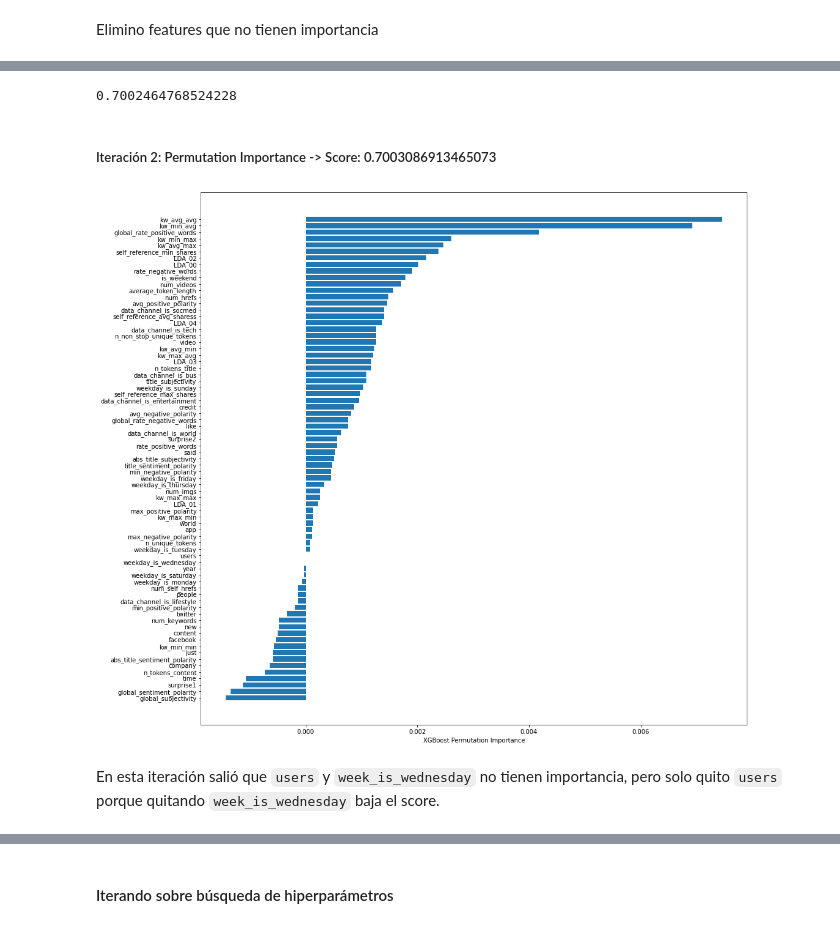
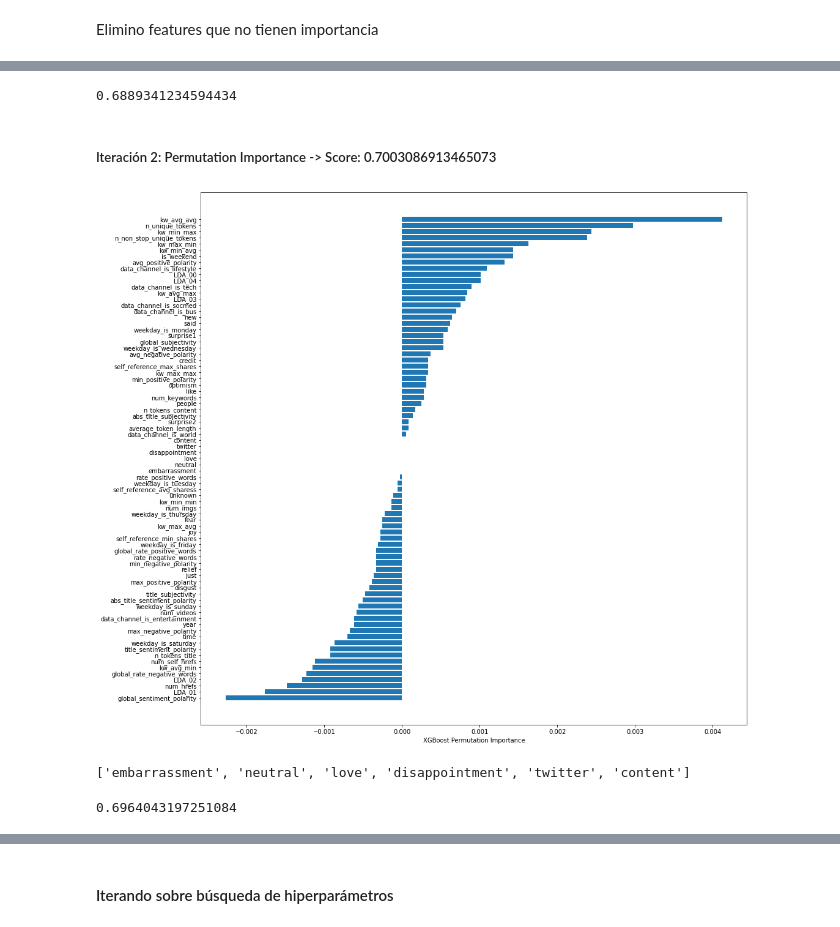
Before and after one commit to ilitteri/7506-Datos, a Jupyter notebook: tp3/tp3_parte3.ipynb, the cells around one changed output, grey strips where cells are left out. Cells and saved outputs as stored; diff of their text form; code cells hidden in the pictures.

Commit message:
Agrego cuarta iteracion de la parte 2 del tp3
- Score XGBClassifier > 0.72
- Score RandomForestClassifier > 0.72
- Ganador = RandomForestClassifier
- Score en test con ganador > 0.72

```diff
--- a/tp3/tp3_parte3.ipynb
+++ b/tp3/tp3_parte3.ipynb
@@ -109,11 +121,6 @@ x_valid = pd.concat([x_valid.reset_index(), x_valid_content_word_count.reset_ind
 # %%
 x_train = x_train.fillna(0.0)
 x_valid = x_valid.fillna(0.0)
-# %%
-x_train, x_valid = drop_features(
-    x_train, x_valid,
-    'url', 'popular', 'shares', 'timedelta', 'index'
-)
 # %% [markdown]
 # Modelos
 # %% [markdown]
@@ -135,7 +142,7 @@ fit_and_score(xgbc, x_train, x_valid, y_train.popular, y_valid.popular)
 import matplotlib.pyplot as plt
 
 sorted_idx = xgbc.feature_importances_.argsort()
-
+features_importantes = {feature:abs(importance) for feature, importance in zip(xgbc.feature_names_in_[sorted_idx], xgbc.feature_importances_[sorted_idx])}
 plt.figure(figsize=(16,16))
 plt.barh(xgbc.feature_names_in_[sorted_idx], xgbc.feature_importances_[sorted_idx])
 plt.xlabel("XGBoost Feature Importance");
@@ -144,2 +151,5 @@ plt.xlabel("XGBoost Feature Importance");
 # %% [markdown]
 Elimino features que no tienen importancia
+# %%
+features_no_importantes = [feature for feature, importance in features_importantes.items() if importance == 0]
+features_no_importantes
@@ -146,25 +165,29 @@ Elimino features que no tienen importancia
 # %%
 x_train, x_valid = drop_features(
-    x_train, x_valid,
-    'n_non_stop_words'
+    x_train, x_valid, dropped_features,
+    *features_no_importantes
 )
+fit_and_score(xgbc, x_train, x_valid, y_train.popular, y_valid.popular)
+# %% [output]
+0.6889341234594434
-# %%
-fit_and_score(xgbc, x_train, x_valid, y_train.popular, y_valid.popular)
-# %% [output]
-0.7002464768524228
 # %% [markdown]
 ##### Iteración 2: Permutation Importance -> Score: 0.7003086913465073
 # %%
 from sklearn.inspection import permutation_importance
 
 perm_importance = permutation_importance(xgbc, x_valid, y_valid['popular'], random_state=SEED)
 
 sorted_idx = perm_importance.importances_mean.argsort()
 
+features_importantes = {feature:abs(importance) for feature, importance in zip(xgbc.feature_names_in_[sorted_idx], perm_importance.importances_mean[sorted_idx])}
+
 plt.figure(figsize=(16,16))
 plt.barh(xgbc.feature_names_in_[sorted_idx], perm_importance.importances_mean[sorted_idx])
 plt.xlabel("XGBoost Permutation Importance");
 # %% [output]
-[figure, old version]
+[figure, new version]
-# %% [markdown]
-En esta iteración salió que `users` y `week_is_wednesday` no tienen importancia, pero solo quito `users` porque quitando `week_is_wednesday` baja el score.
+# %%
+features_no_importantes = [feature for feature, importance in features_importantes.items() if importance <= 1e-5]
+features_no_importantes
+# %% [output]
+['embarrassment', 'neutral', 'love', 'disappointment', 'twitter', 'content']
@@ -171,5 +218,8 @@ En esta iteración salió que `users` y `week_is_wednesday` no tienen importanci
 # %%
 x_train, x_valid = drop_features(
-    x_train, x_valid,
-    'users'
+    x_train, x_valid, dropped_features,
+    *features_a_doppear
 )
+fit_and_score(xgbc, x_train, x_valid, y_train.popular, y_valid.popular)
+# %% [output]
+0.6964043197251084
```
Also changed, not shown: parts of 50 cells of this notebook.
